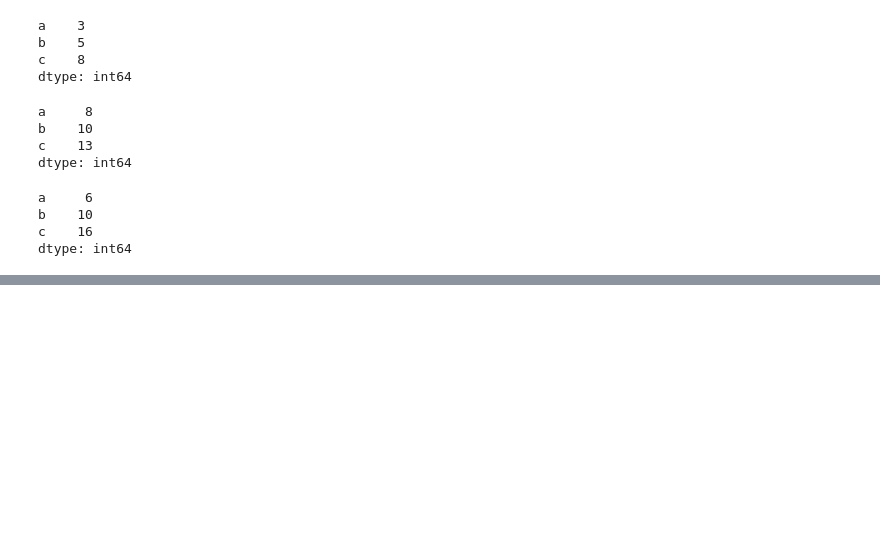
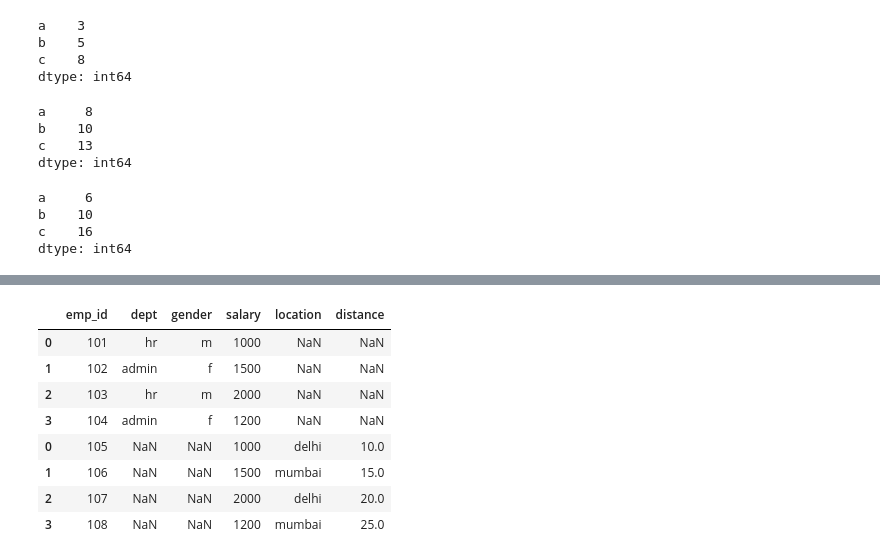
Before and after one commit to mennamldev/ML_course, a Jupyter notebook: python_revision.ipynb, the cells around one changed output, grey strips where cells are left out. Cells and saved outputs as stored; diff of their text form; code cells hidden in the pictures; blank space fills up the shorter version.

```diff
--- a/python_revision.ipynb
+++ b/python_revision.ipynb
@@ -192,0 +345,14 @@ dtype: int64
+# %%
+df1= pd.DataFrame({
+    'emp_id': ['101','102','103','104'],
+    'dept': ['hr','admin','hr','admin'],
+    'gender': ['m','f','m','f'],
+    'salary': [1000,1500,2000,1200]
+})
+# %%
+df2=pd.DataFrame({
+    'emp_id': ['105','106','107','108'],
+    'location': ['delhi','mumbai','delhi','mumbai'],
+    'distance': [10,15,20,25],
+    'salary': [1000,1500,2000,1200]
+})
@@ -192,0 +375,12 @@ dtype: int64
+# %%
+pd.concat([df1,df2], axis=0, sort=False)
+# %% [output]
+|  | emp_id | dept | gender | salary | location | distance |
+| 0 | 101 | hr | m | 1000 | NaN | NaN |
+| 1 | 102 | admin | f | 1500 | NaN | NaN |
+| 2 | 103 | hr | m | 2000 | NaN | NaN |
+| 3 | 104 | admin | f | 1200 | NaN | NaN |
+| 0 | 105 | NaN | NaN | 1000 | delhi | 10.0 |
+| 1 | 106 | NaN | NaN | 1500 | mumbai | 15.0 |
+| 2 | 107 | NaN | NaN | 2000 | delhi | 20.0 |
+| 3 | 108 | NaN | NaN | 1200 | mumbai | 25.0 |
```
Also changed, not shown: parts of 21 cells of this notebook.
